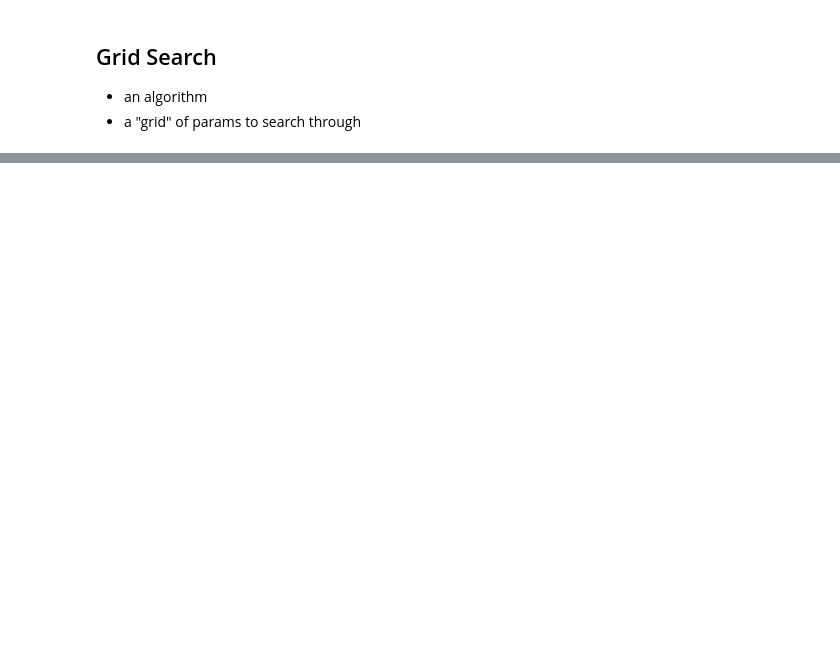
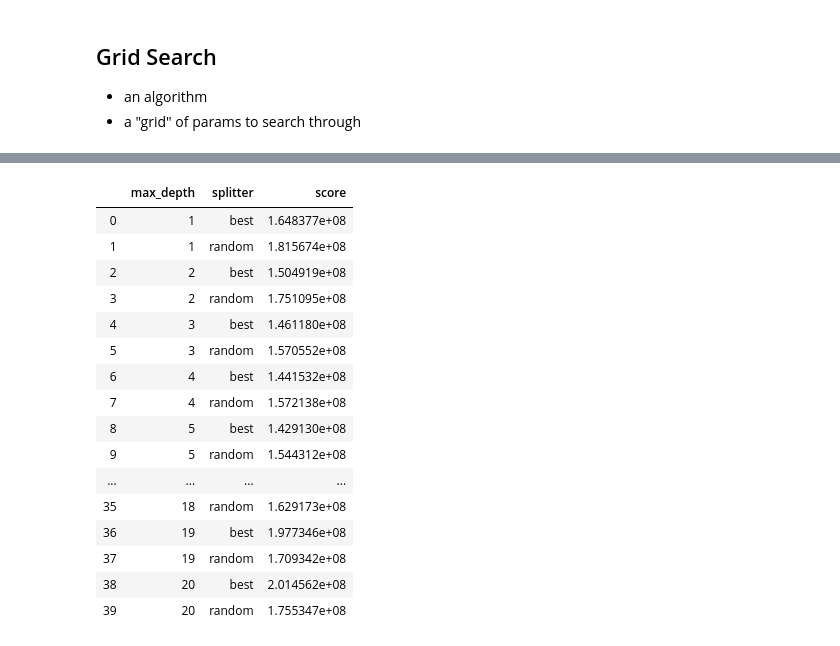
Before and after one commit to CodeupClassroom/bayes-methodologies-exercises, a Jupyter notebook: advanced_topics/cross-validation-lesson.ipynb, the cells around one changed output, grey strips where cells are left out. Saved outputs shown, nothing was run; the diff lists cells and outputs as text; code cells hidden in the pictures; blank space fills up the shorter version.

```diff
--- a/advanced_topics/cross-validation-lesson.ipynb
+++ b/advanced_topics/cross-validation-lesson.ipynb
@@ -52,5 +99,25 @@ results = grid.cv_results_
 # %%
+results = grid.cv_results_
 for params, score in zip(results['params'], results['mean_test_score']):
     params['score'] = score
 
-pd.DataFrame(results['params'])
+df = pd.DataFrame(results['params'])
+df
+# %% [output]
+|  | max_depth | splitter | score |
+| 0 | 1 | best | 1.648377e+08 |
+| 1 | 1 | random | 1.815674e+08 |
+| 2 | 2 | best | 1.504919e+08 |
+| 3 | 2 | random | 1.751095e+08 |
+| 4 | 3 | best | 1.461180e+08 |
+| 5 | 3 | random | 1.570552e+08 |
+| 6 | 4 | best | 1.441532e+08 |
+| 7 | 4 | random | 1.572138e+08 |
+| 8 | 5 | best | 1.429130e+08 |
+| 9 | 5 | random | 1.544312e+08 |
+| ... | ... | ... | ... |
+| 35 | 18 | random | 1.629173e+08 |
+| 36 | 19 | best | 1.977346e+08 |
+| 37 | 19 | random | 1.709342e+08 |
+| 38 | 20 | best | 2.014562e+08 |
+| 39 | 20 | random | 1.755347e+08 |
```
Also changed, not shown: parts of 13 cells of this notebook.
